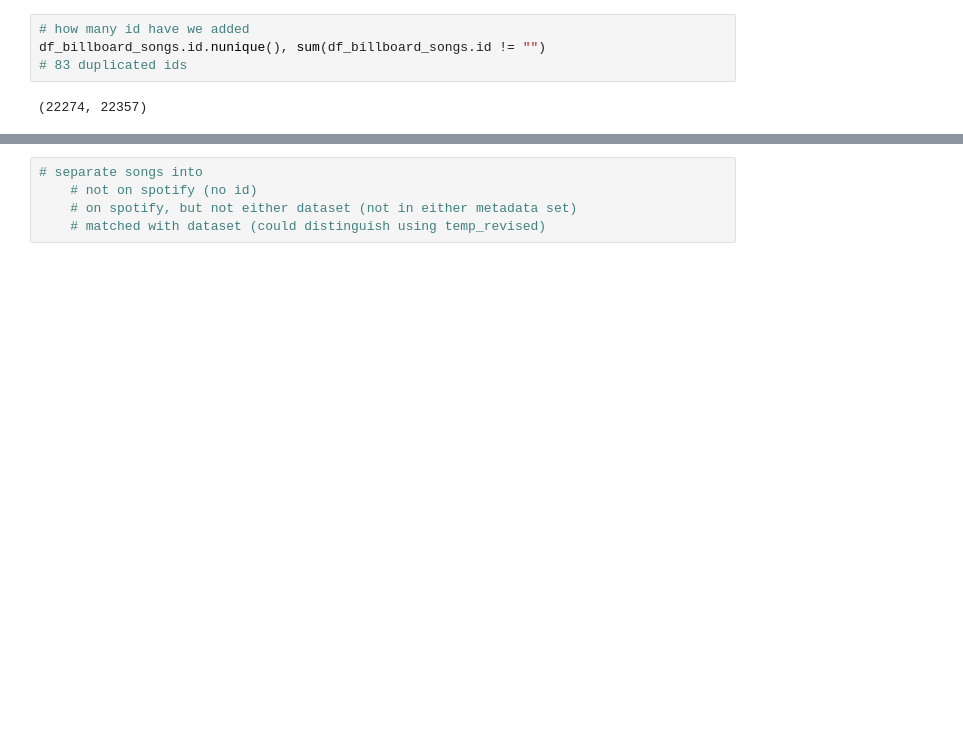
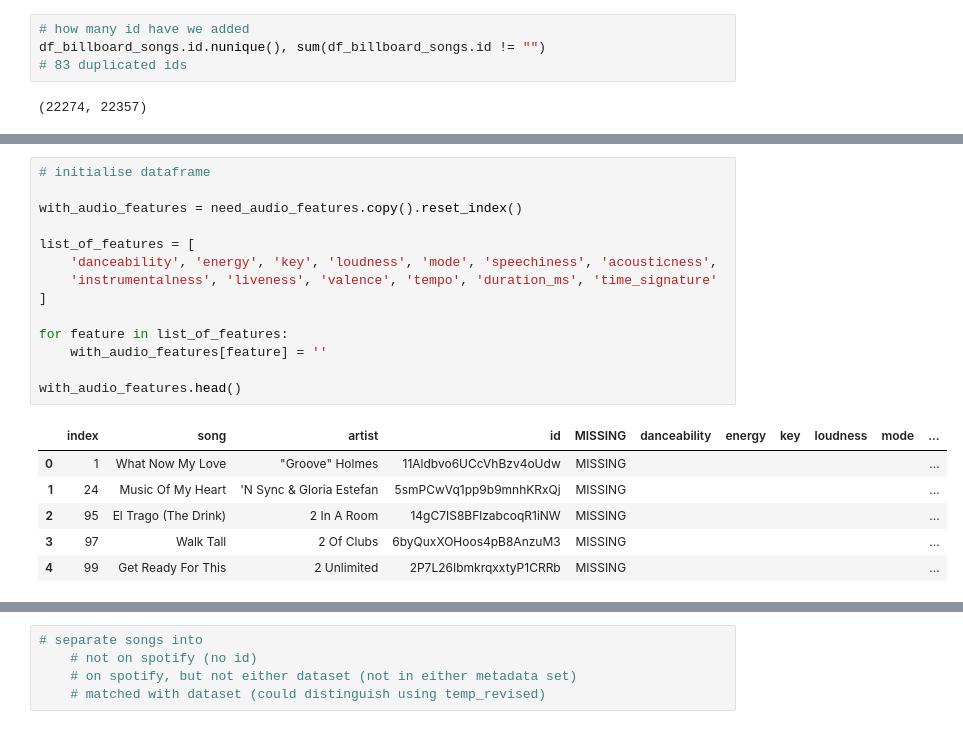
Before and after one commit to KevinCarr42/Billboard-100-Audio-Feature-Analytics, a Jupyter notebook: Kevin 820 Dataset v2.ipynb, the cells around one changed output, grey strips where cells are left out. Saved outputs shown, nothing was run; the diff lists cells and outputs as text; blank space fills up the shorter version.

Commit message:
all audio features accounted for

```diff
--- a/Kevin 820 Dataset v2.ipynb
+++ b/Kevin 820 Dataset v2.ipynb
@@ -288,0 +294,21 @@ len(need_audio_features.id)
+# %%
+# initialise dataframe
+
+with_audio_features = need_audio_features.copy().reset_index()
+
+list_of_features = [
+    'danceability', 'energy', 'key', 'loudness', 'mode', 'speechiness', 'acousticness',
+    'instrumentalness', 'liveness', 'valence', 'tempo', 'duration_ms', 'time_signature'
+]
+
+for feature in list_of_features:
+    with_audio_features[feature] = ''
+
+with_audio_features.head()
+# %% [output]
+|  | index | song | artist | id | MISSING | danceability | energy | key | loudness | mode | ... |
+| 0 | 1 | What Now My Love | "Groove" Holmes | 11Aldbvo6UCcVhBzv4oUdw | MISSING |  |  |  |  |  | ... |
+| 1 | 24 | Music Of My Heart | 'N Sync & Gloria Estefan | 5smPCwVq1pp9b9mnhKRxQj | MISSING |  |  |  |  |  | ... |
+| 2 | 95 | El Trago (The Drink) | 2 In A Room | 14gC7IS8BFlzabcoqR1iNW | MISSING |  |  |  |  |  | ... |
+| 3 | 97 | Walk Tall | 2 Of Clubs | 6byQuxXOHoos4pB8AnzuM3 | MISSING |  |  |  |  |  | ... |
+| 4 | 99 | Get Ready For This | 2 Unlimited | 2P7L26IbmkrqxxtyP1CRRb | MISSING |  |  |  |  |  | ... |
```
Also changed, not shown: parts of 48 cells of this notebook, 3 other files.
